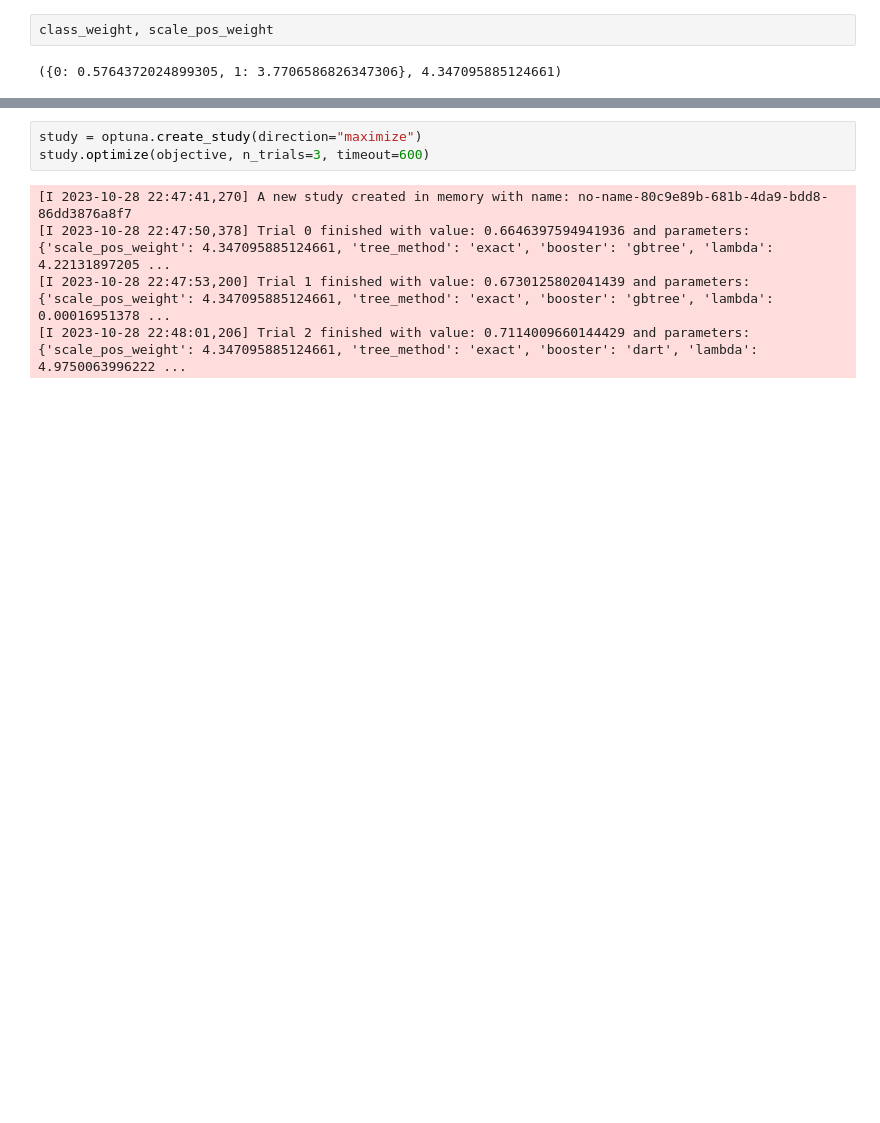
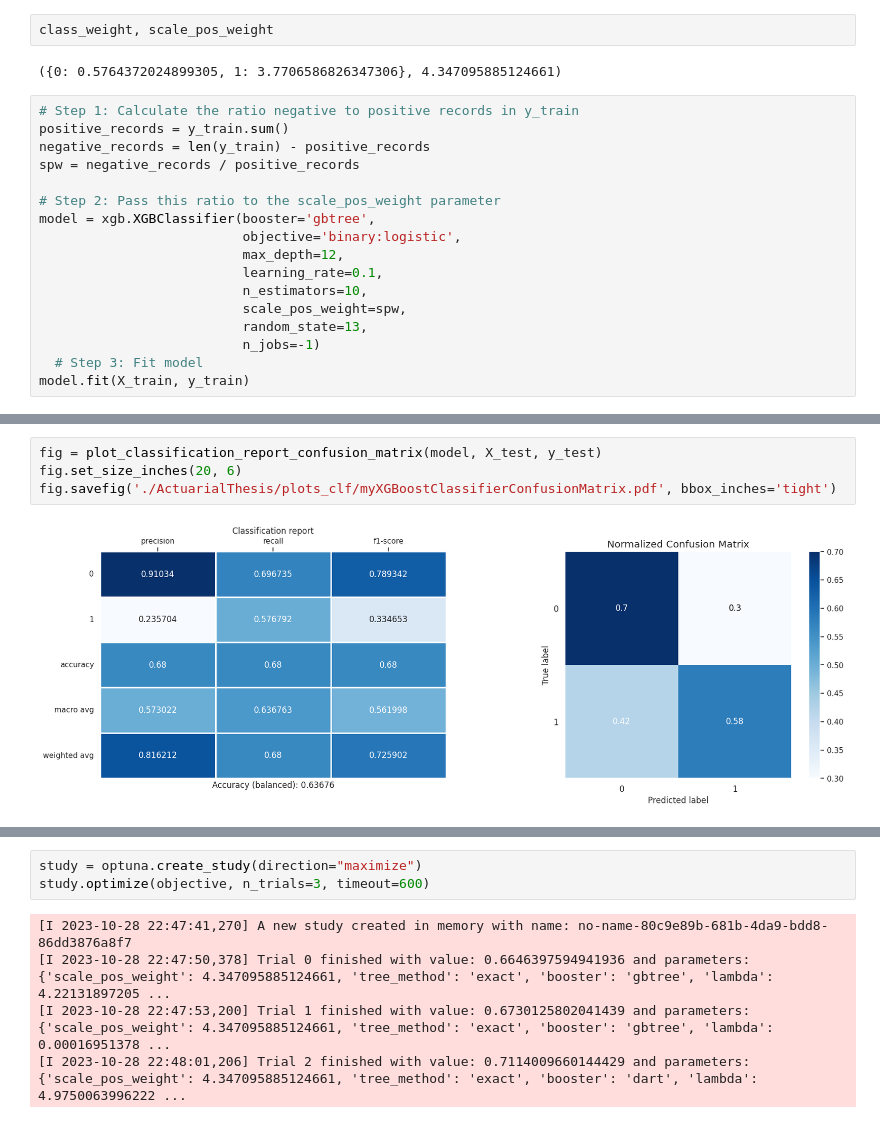
Before and after one commit to aderdouri/ActuarialThesis, a Jupyter notebook: Notebooks/Classifiers/myXGBoostClassifier.ipynb, the cells around one changed output, grey strips where cells are left out. Saved outputs shown, nothing was run; the diff lists cells and outputs as text; blank space fills up the shorter version.

```diff
--- a/Notebooks/Classifiers/myXGBoostClassifier.ipynb
+++ b/Notebooks/Classifiers/myXGBoostClassifier.ipynb
@@ -129,3 +124,20 @@ class_weight, scale_pos_weight
 class_weight, scale_pos_weight
 # %% [output]
 ({0: 0.5764372024899305, 1: 3.7706586826347306}, 4.347095885124661)
+# %%
+# Step 1: Calculate the ratio negative to positive records in y_train
+positive_records = y_train.sum()
+negative_records = len(y_train) - positive_records
+spw = negative_records / positive_records
+
+# Step 2: Pass this ratio to the scale_pos_weight parameter
+model = xgb.XGBClassifier(booster='gbtree',
+                          objective='binary:logistic',
+                          max_depth=12,
+                          learning_rate=0.1,
+                          n_estimators=10,
+                          scale_pos_weight=spw,
+                          random_state=13,
+                          n_jobs=-1)
+  # Step 3: Fit model
+model.fit(X_train, y_train)
@@ -131,0 +171,6 @@ class_weight, scale_pos_weight
+# %%
+fig = plot_classification_report_confusion_matrix(model, X_test, y_test)
+fig.set_size_inches(20, 6)
+fig.savefig('./ActuarialThesis/plots_clf/myXGBoostClassifierConfusionMatrix.pdf', bbox_inches='tight')
+# %% [output]
+[figure, added]
```
Also changed, not shown: parts of 6 cells of this notebook.
